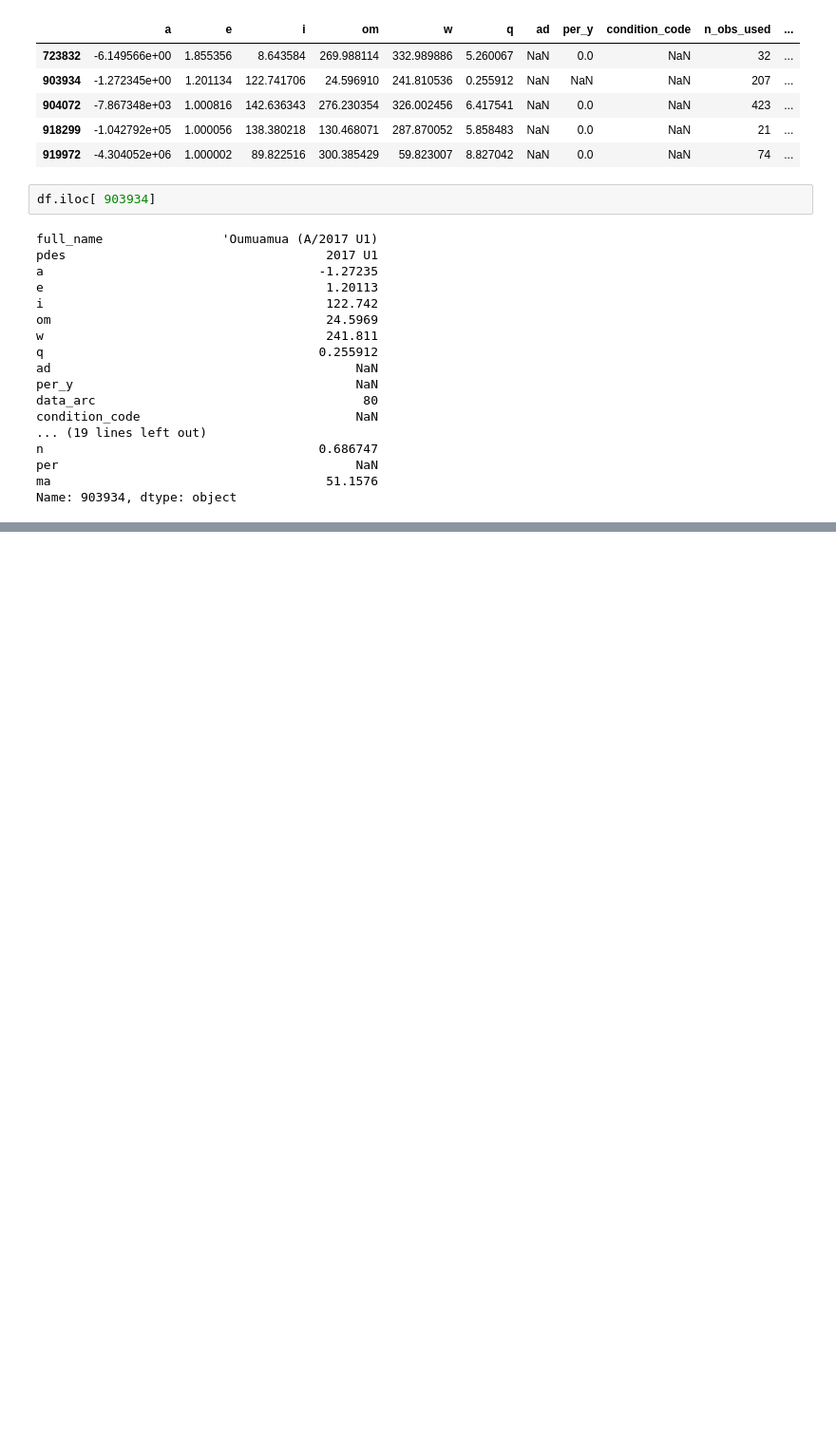
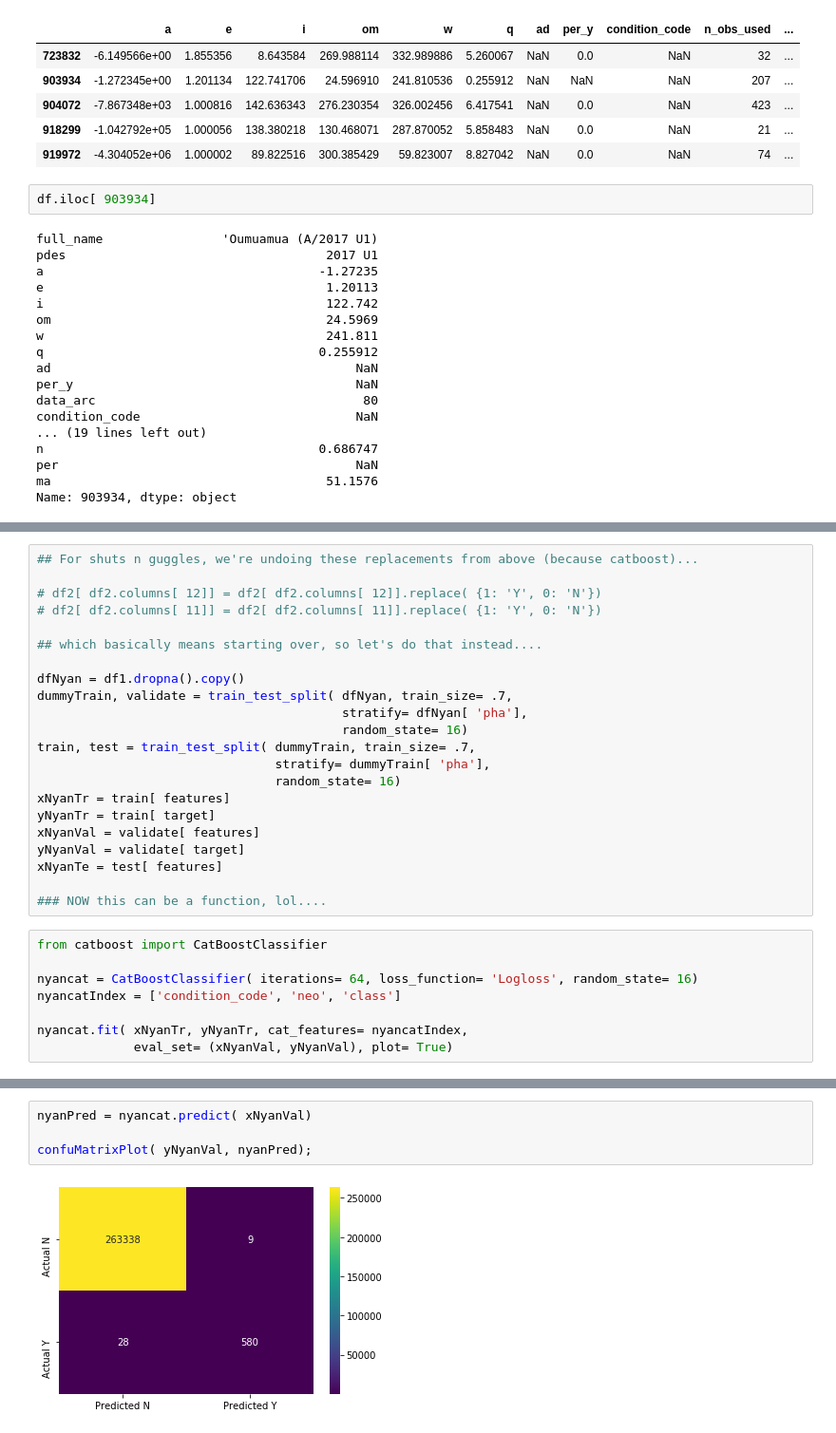
Before and after one commit to rselent/lambda-buildweek2-asteroids, a Jupyter notebook: build2_Asteroids_predicting_PHAs.ipynb, the cells around one changed output, grey strips where cells are left out. Shown at 95% size. Saved outputs shown, nothing was run; the diff lists cells and outputs as text; blank space fills up the shorter version.

Commit message:
Wed commit 1 - progress with catboost

```diff
--- a/build2_Asteroids_predicting_PHAs.ipynb
+++ b/build2_Asteroids_predicting_PHAs.ipynb
@@ -334,0 +500,30 @@ logit = LogisticRegression( solver= 'lbfgs', multi_class= 'auto',
+# %%
+## For shuts n guggles, we're undoing these replacements from above (because catboost)...
+
+# df2[ df2.columns[ 12]] = df2[ df2.columns[ 12]].replace( {1: 'Y', 0: 'N'})
+# df2[ df2.columns[ 11]] = df2[ df2.columns[ 11]].replace( {1: 'Y', 0: 'N'})
+
+## which basically means starting over, so let's do that instead....
+
+dfNyan = df1.dropna().copy()
+dummyTrain, validate = train_test_split( dfNyan, train_size= .7,
+                                         stratify= dfNyan[ 'pha'],
+                                         random_state= 16)
+train, test = train_test_split( dummyTrain, train_size= .7,
+                                stratify= dummyTrain[ 'pha'],
+                                random_state= 16)
+xNyanTr = train[ features]
+yNyanTr = train[ target]
+xNyanVal = validate[ features]
+yNyanVal = validate[ target]
+xNyanTe = test[ features]
+
+### NOW this can be a function, lol....
+# %%
+from catboost import CatBoostClassifier
+
+nyancat = CatBoostClassifier( iterations= 64, loss_function= 'Logloss', random_state= 16)
+nyancatIndex = ['condition_code', 'neo', 'class']
+
+nyancat.fit( xNyanTr, yNyanTr, cat_features= nyancatIndex,
+             eval_set= (xNyanVal, yNyanVal), plot= True)
@@ -334,0 +551,6 @@ logit = LogisticRegression( solver= 'lbfgs', multi_class= 'auto',
+# %%
+nyanPred = nyancat.predict( xNyanVal)
+
+confuMatrixPlot( yNyanVal, nyanPred);
+# %% [output]
+[figure, added]
```
Also changed, not shown: parts of 26 cells of this notebook.
